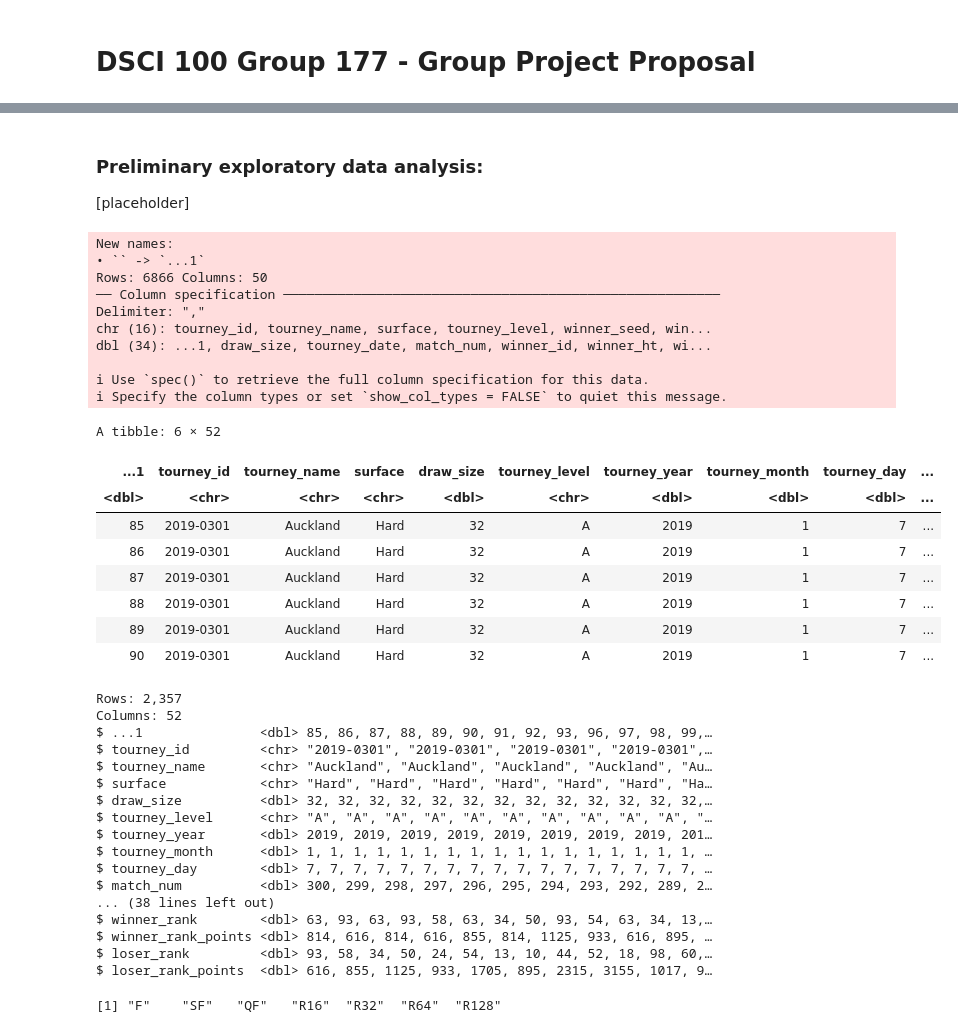
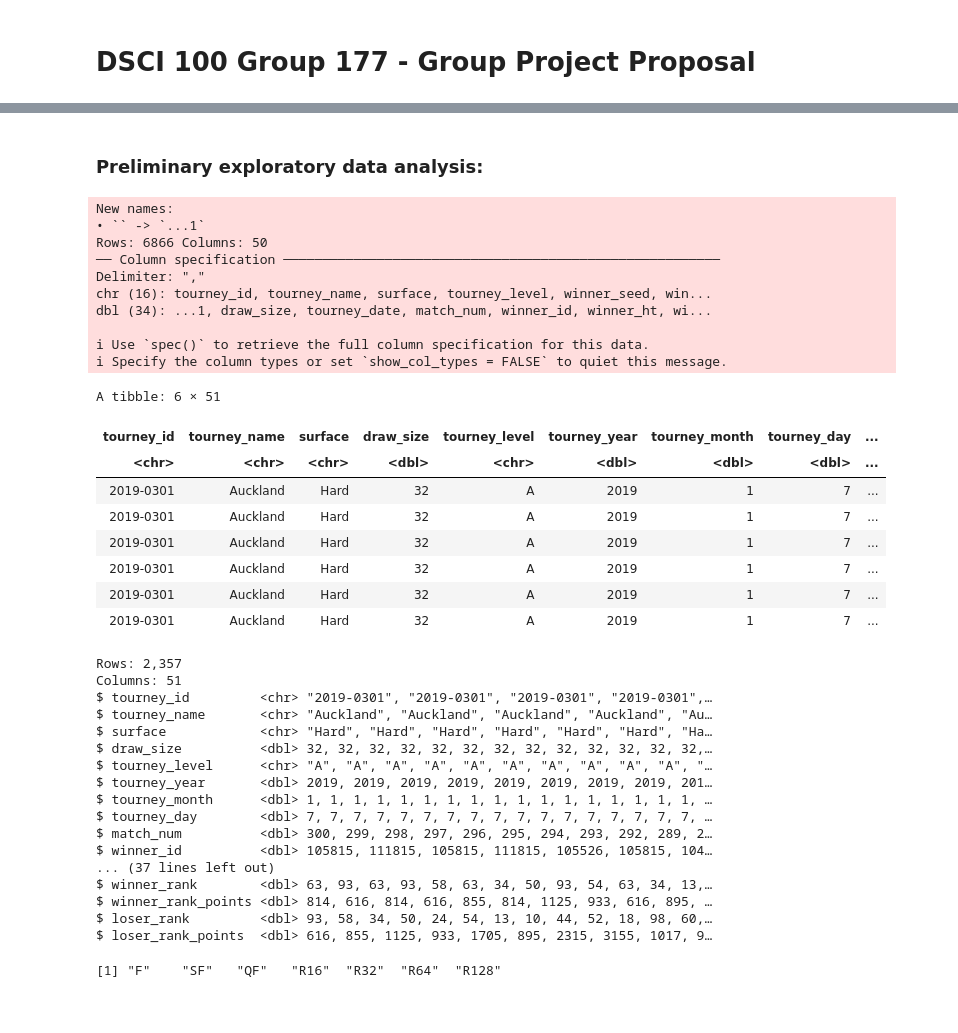
Before and after one commit to ben-westmore/dsci-100-2022w1-group-177, a Jupyter notebook: group177_proposal.ipynb, the cells around one changed output, grey strips where cells are left out. Cells and saved outputs as stored; diff of their text form; code cells hidden in the pictures.

```diff
--- a/group177_proposal.ipynb
+++ b/group177_proposal.ipynb
@@ -9,4 +18,2 @@
 # %% [markdown]
 ### Preliminary exploratory data analysis:
-
-[placeholder]
@@ -19,44 +20,47 @@ library(RColorBrewer)
 # %%
 tennis_data <- read_csv("https://raw.githubusercontent.com/ben-westmore/dsci-100-2022w1-group-177/main/atp2017-2019.csv") |>
     mutate(round = as_factor(round),
            tourney_year = as.double(substr(tourney_date, 1, 4)),
            tourney_month = as.double(substr(tourney_date, 5, 6)),
            tourney_day = as.double(substr(tourney_date, 7, 8))) |>
     filter(round != 'BR',
            round != 'RR',
            tourney_year == 2019) |>
-    select(-tourney_date)
+    select(-1, -tourney_date)
 
-tennis_data <- tennis_data[, c(1:6, 50:52, 7:49)]
+tennis_data <- tennis_data[, c(1:5, 49:51, 6:48)]
 
 head(tennis_data)
 glimpse(tennis_data)
 
 tennis_data$round <- factor(tennis_data$round, levels = c("F", "SF", "QF", "R16", "R32", "R64", "R128"))
 levels(tennis_data$round)
+
+tennis_split <- initial_split(tennis_data, prop = 0.75, strata = round)
+tennis_train <- training(tennis_split)
+tennis_test <- testing(tennis_split)
 # %% [output]
 New names:
 • `` -> `...1`
 Rows: 6866 Columns: 50
 ── Column specification ────────────────────────────────────────────────────────
 Delimiter: ","
 chr (16): tourney_id, tourney_name, surface, tourney_level, winner_seed, win...
 dbl (34): ...1, draw_size, tourney_date, match_num, winner_id, winner_ht, wi...
 
 ℹ Use `spec()` to retrieve the full column specification for this data.
 ℹ Specify the column types or set `show_col_types = FALSE` to quiet this message.
-A tibble: 6 × 52
+A tibble: 6 × 51
-| ...1 | tourney_id | tourney_name | surface | draw_size | tourney_level | tourney_year | tourney_month | tourney_day | ... |
-| <dbl> | <chr> | <chr> | <chr> | <dbl> | <chr> | <dbl> | <dbl> | <dbl> | ... |
-| 85 | 2019-0301 | Auckland | Hard | 32 | A | 2019 | 1 | 7 | ... |
-| 86 | 2019-0301 | Auckland | Hard | 32 | A | 2019 | 1 | 7 | ... |
-| 87 | 2019-0301 | Auckland | Hard | 32 | A | 2019 | 1 | 7 | ... |
-| 88 | 2019-0301 | Auckland | Hard | 32 | A | 2019 | 1 | 7 | ... |
-| 89 | 2019-0301 | Auckland | Hard | 32 | A | 2019 | 1 | 7 | ... |
-| 90 | 2019-0301 | Auckland | Hard | 32 | A | 2019 | 1 | 7 | ... |
+| tourney_id | tourney_name | surface | draw_size | tourney_level | tourney_year | tourney_month | tourney_day | ... |
+| <chr> | <chr> | <chr> | <dbl> | <chr> | <dbl> | <dbl> | <dbl> | ... |
+| 2019-0301 | Auckland | Hard | 32 | A | 2019 | 1 | 7 | ... |
+| 2019-0301 | Auckland | Hard | 32 | A | 2019 | 1 | 7 | ... |
+| 2019-0301 | Auckland | Hard | 32 | A | 2019 | 1 | 7 | ... |
+| 2019-0301 | Auckland | Hard | 32 | A | 2019 | 1 | 7 | ... |
+| 2019-0301 | Auckland | Hard | 32 | A | 2019 | 1 | 7 | ... |
+| 2019-0301 | Auckland | Hard | 32 | A | 2019 | 1 | 7 | ... |
 Rows: 2,357
-Columns: 52
-$ ...1               <dbl> 85, 86, 87, 88, 89, 90, 91, 92, 93, 96, 97, 98, 99,…
+Columns: 51
 $ tourney_id         <chr> "2019-0301", "2019-0301", "2019-0301", "2019-0301",…
 $ tourney_name       <chr> "Auckland", "Auckland", "Auckland", "Auckland", "Au…
 $ surface            <chr> "Hard", "Hard", "Hard", "Hard", "Hard", "Hard", "Ha…
@@ -66,7 +70,8 @@ $ tourney_year       <dbl> 2019, 2019, 2019, 2019, 2019, 2019, 2019, 2019, 201
 $ tourney_month      <dbl> 1, 1, 1, 1, 1, 1, 1, 1, 1, 1, 1, 1, 1, 1, 1, 1, 1, …
 $ tourney_day        <dbl> 7, 7, 7, 7, 7, 7, 7, 7, 7, 7, 7, 7, 7, 7, 7, 7, 7, …
 $ match_num          <dbl> 300, 299, 298, 297, 296, 295, 294, 293, 292, 289, 2…
-... (38 lines left out)
+$ winner_id          <dbl> 105815, 111815, 105815, 111815, 105526, 105815, 104…
+... (37 lines left out)
 $ winner_rank        <dbl> 63, 93, 63, 93, 58, 63, 34, 50, 93, 54, 63, 34, 13,…
 $ winner_rank_points <dbl> 814, 616, 814, 616, 855, 814, 1125, 933, 616, 895, …
 $ loser_rank         <dbl> 93, 58, 34, 50, 24, 54, 13, 10, 44, 52, 18, 98, 60,…
```
Also changed, not shown: parts of 7 cells of this notebook.
